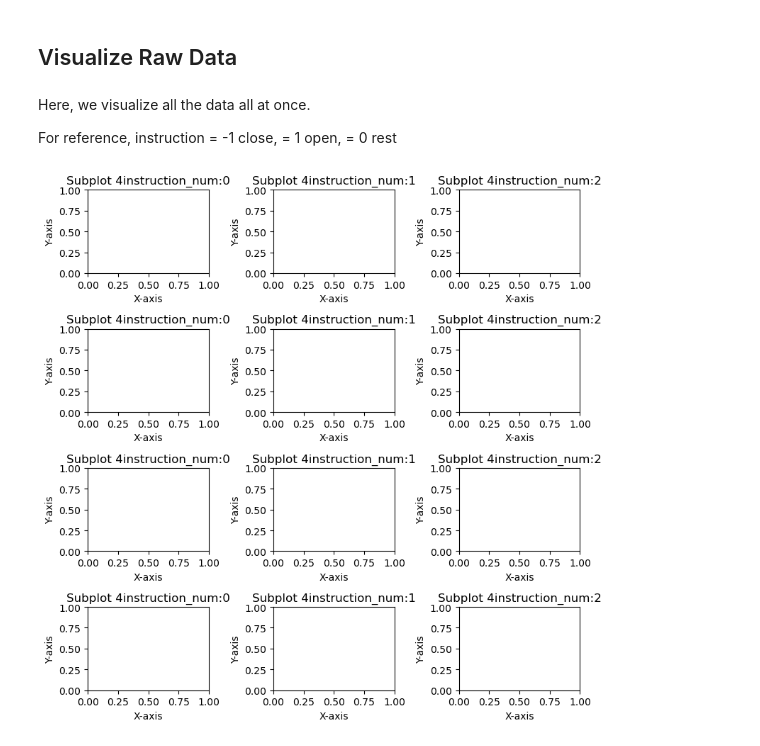
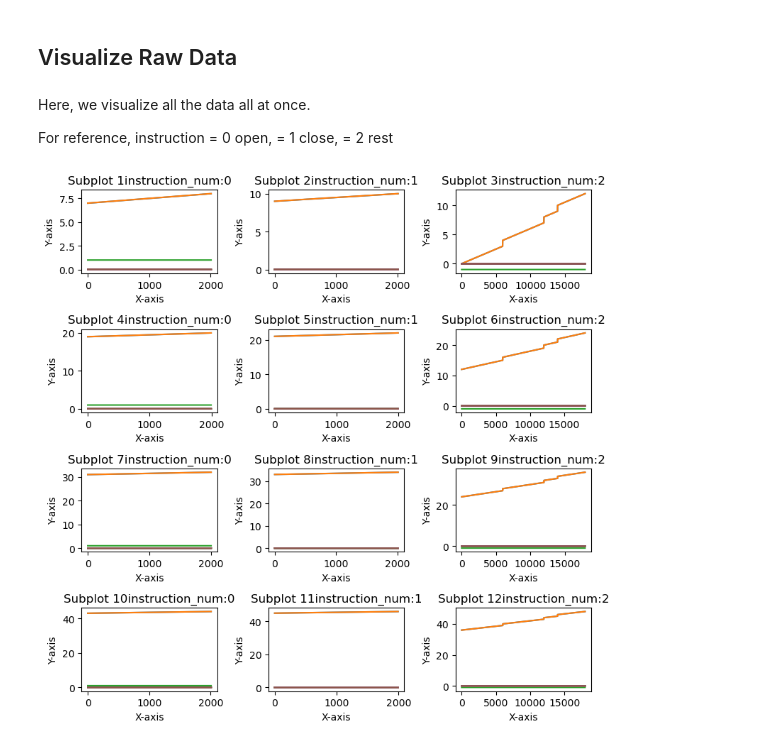
Before and after one commit to XueqianDeng/meta, a Jupyter notebook: Standard_Version/analysis.ipynb, the cells around one changed output. Saved outputs shown, nothing was run; the diff lists cells and outputs as text; code cells hidden in the pictures.

```diff
--- a/Standard_Version/analysis.ipynb
+++ b/Standard_Version/analysis.ipynb
@@ -67,23 +67,35 @@ print(len(all_list))
 # %% [markdown]
 Here, we visualize all the data all at once.
 
-For reference, instruction = -1 close, = 1 open, = 0 rest
+For reference, instruction = 0 open, = 1 close, = 2 rest
 # %%
 # Create a figure and an array of subplots
-
 fig, axes = plt.subplots(nrows=section_numbers, ncols=3, figsize=(8, 8))
 
+# fig is the figure object
+# axes is an enumerator object that goes through each sub-figure.
+
+i = 0
+# we use section number to indicate section
 for section_num, row in enumerate(axes):
+    # we use instruction to indicate open, close or rest.
     for instruction_num, ax in enumerate(row):
+        i = i + 1
+        # get the particular section data
         plot_data = all_list[instruction_num][section_num]
-        ax.set_title(f'Subplot {i + 1}' + 'instruction_num:' + str(instruction_num))
+        # initialize x-axis with exactly length of the data
+        x = np.arange(0, len(plot_data[:,0]))
+        # plot every channels
+        for line_number in range(16):
+            ax.plot(x, plot_data[:,line_number])
+        ax.set_title(f'Subplot {i}' + 'instruction_num:' + str(instruction_num))
         ax.set_xlabel('X-axis')
         ax.set_ylabel('Y-axis')
 
 # Adjust spacing between subplots
 plt.tight_layout()
 
 # Show the figure with all subplots
 plt.show()
 # %% [output]
-[figure, old version]
+[figure, new version]
```
Also changed, not shown: parts of 3 cells of this notebook.
